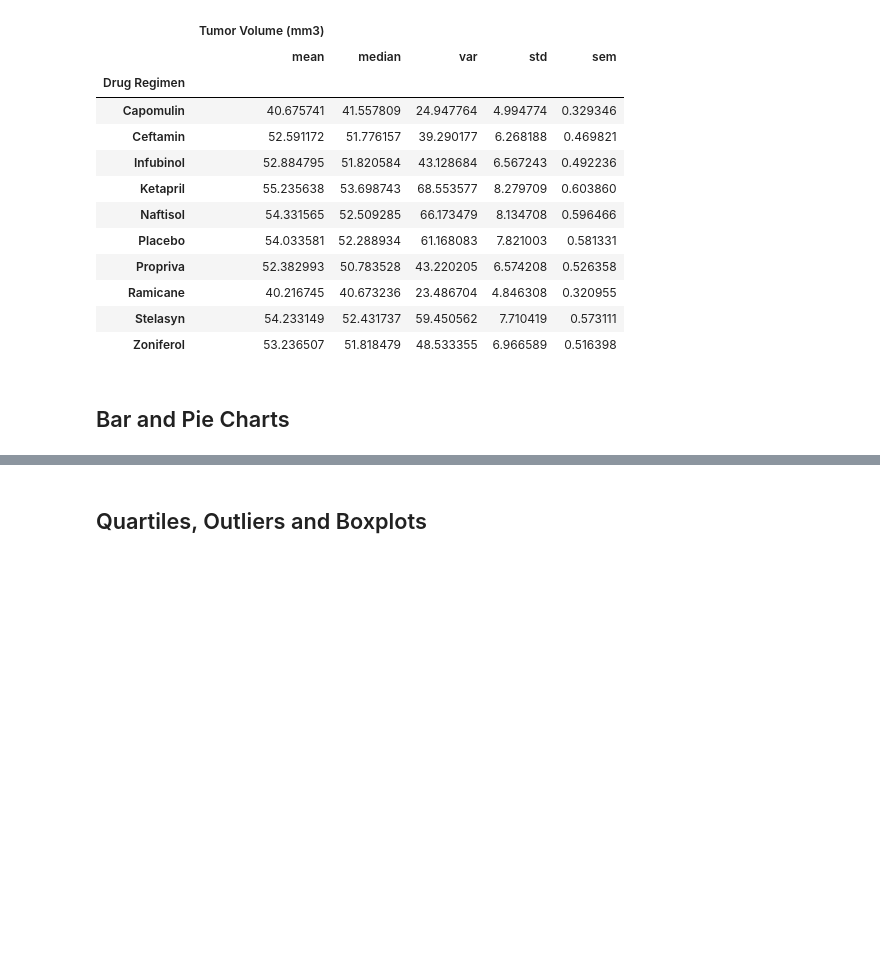
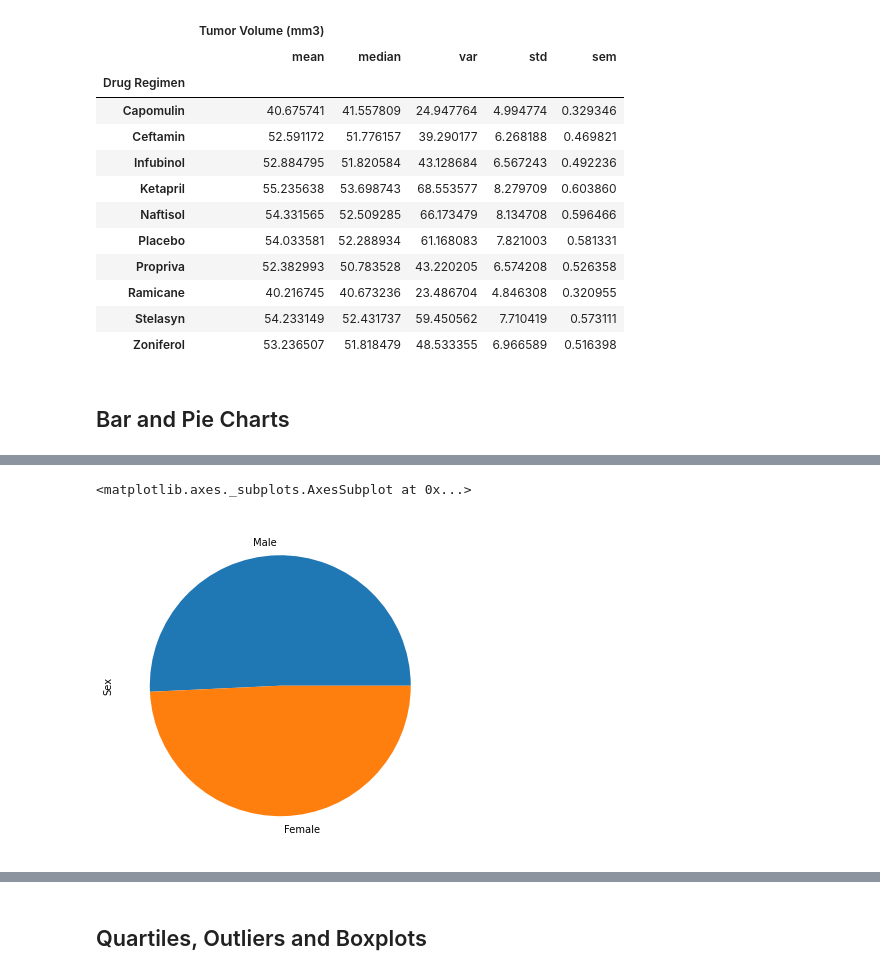
Before and after one commit to gpawlows/Matplotlib-Challenge, a Jupyter notebook: Instructions/Pymaceuticals/pymaceuticals_starter.ipynb, the cells around one changed output, grey strips where cells are left out. Drawn from its saved outputs; the diff is of its cells as text; code cells hidden in the pictures; blank space fills up the shorter version.

```diff
--- a/Instructions/Pymaceuticals/pymaceuticals_starter.ipynb
+++ b/Instructions/Pymaceuticals/pymaceuticals_starter.ipynb
@@ -153,4 +178,8 @@ regimen_table
 # %%
 # Generate a pie plot showing the distribution of female versus male mice using Pandas
+cleaned_mouse_study_df['Sex'].value_counts().plot(kind='pie',figsize=(10,6))
+# %% [output]
+<matplotlib.axes._subplots.AxesSubplot at 0x...>
+[figure, added]
 # %%
 # Generate a pie plot showing the distribution of female versus male mice using pyplot
```
Also changed, not shown: parts of 5 cells of this notebook.
